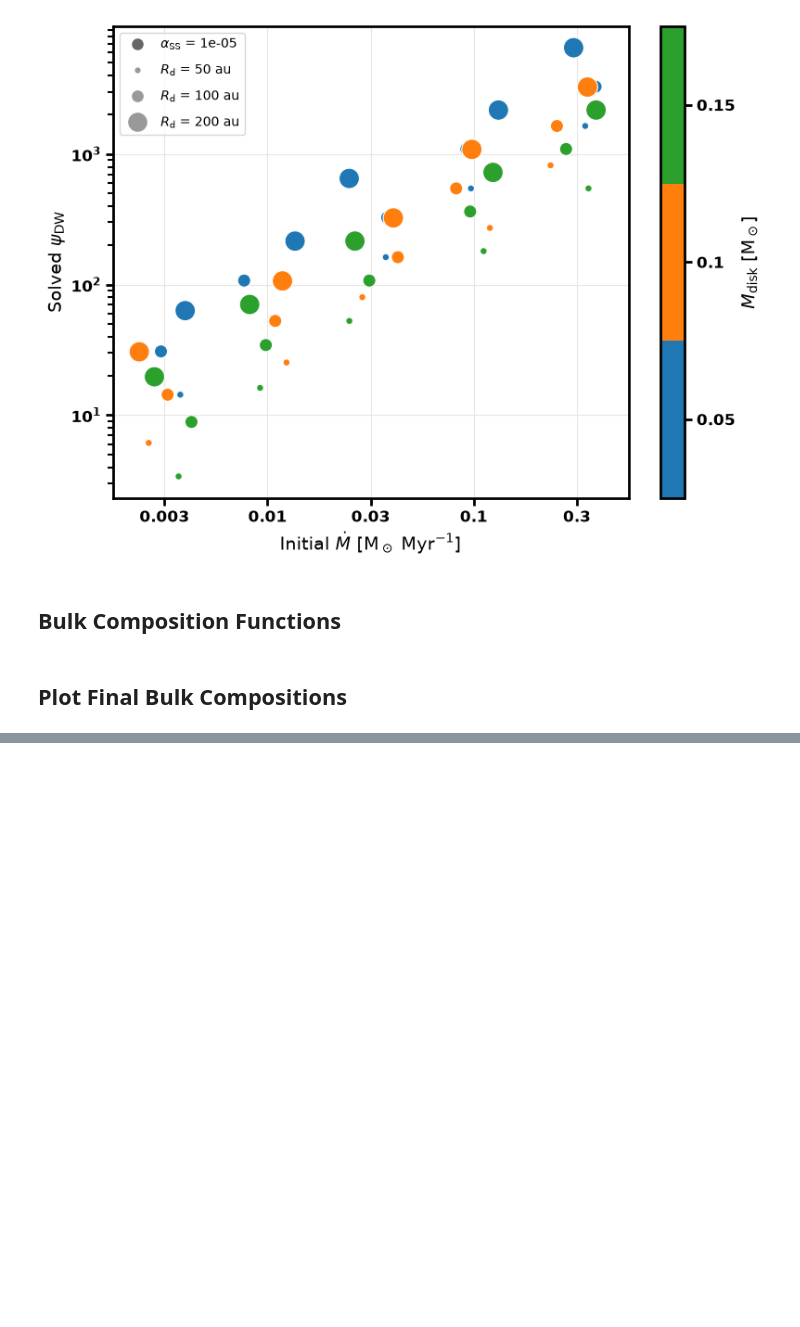
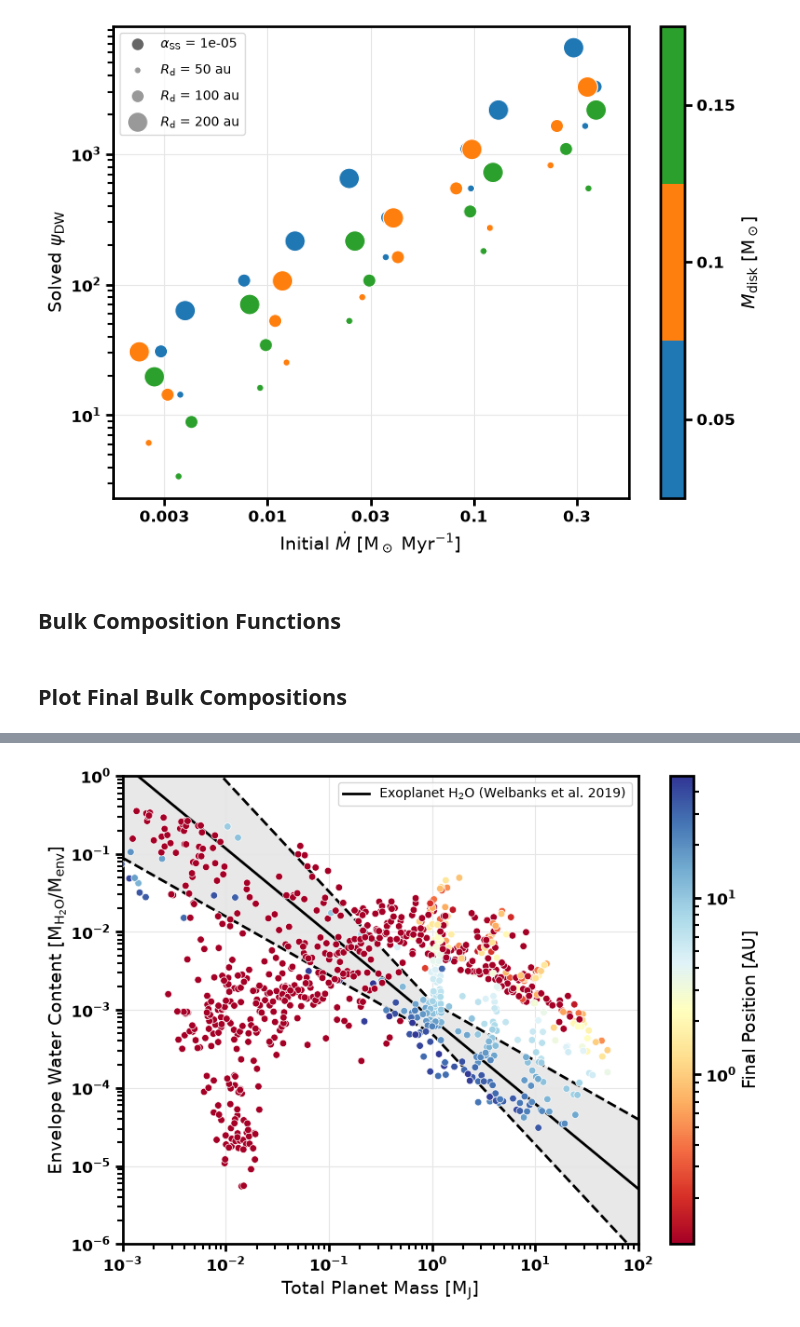
Before and after one commit to BenT1105/DiscEvolution, a Jupyter notebook: notebooks/popsynth_plots.ipynb, the cells around one changed output, grey strips where cells are left out. Cells and saved outputs as stored; diff of their text form; code cells hidden in the pictures; blank space fills up the shorter version.

```diff
--- a/notebooks/popsynth_plots.ipynb
+++ b/notebooks/popsynth_plots.ipynb
@@ -855,0 +879,62 @@ plt.show()
+# %%
+## Calculate the solar water mass fraction for comparison with the bulk water content of the planets
+
+from DiscEvolution.chemistry import SimpleCOAtomAbund
+
+## Water mass fraction for solar composition with all of the oxygen in H2O
+X_solar = SimpleCOAtomAbund(1)
+X_solar.set_solar_abundances()
+H2O_solar = 18 * X_solar.number_abund("O")[0]
+# %%
+## Final envelope water content of each planet against its total mass
+
+fig, ax = plt.subplots(figsize = (8, 6))
+
+ax.scatter(Mp, envelope_water_content(df_planets), c = Rp, cmap = cmap, norm = norm, s = 30,
+           edgecolors = "white", linewidths = 0.5, zorder = 3)
+
+## Welbanks et al. (2019) exoplanet H2O trend line, rescaled to a water mass fraction using the solar value
+mass_range = np.logspace(-3, 2, 100)
+welbanks_water = H2O_solar * 10 ** (-1.09 * np.log10(mass_range) - 0.95)
+
+## Uncertainty region: the lowest and highest values over every combination of slope and intercept at each mass
+welbanks_bounds = [H2O_solar * 10 ** (slope * np.log10(mass_range) + intercept)
+                   for slope in (-1.09 - 0.33, -1.09 + 0.34) for intercept in (-0.95 - 0.19, -0.95 + 0.21)]
+welbanks_lower = np.min(welbanks_bounds, axis = 0)
+welbanks_upper = np.max(welbanks_bounds, axis = 0)
+
+## Uncertainty region shaded in light gray and bounded by dashed lines
+ax.fill_between(mass_range, welbanks_lower, welbanks_upper, color = 'lightgray', alpha = 0.5, zorder = 0)
+ax.plot(mass_range, welbanks_water, 'k-', linewidth = 2, label = r'Exoplanet H$_2$O (Welbanks et al. 2019)', zorder = 2)
+ax.plot(mass_range, welbanks_lower, 'k--', linewidth = 2, zorder = 2)
+ax.plot(mass_range, welbanks_upper, 'k--', linewidth = 2, zorder = 2)
+
+ax.set_xscale("log")
+ax.set_yscale("log")
+
+ax.set_xlim(1e-3, 1e2)
+ax.set_ylim(1e-6, 1e0)
+
+ax.set_xlabel(r"Total Planet Mass [M$_{\rm J}$]")
+ax.set_ylabel(r"Envelope Water Content [M$_{\rm H_2O}$/M$_{\rm env}$]")
+ax.grid(True, which = "major", color = "0.9", linewidth = 0.8, zorder = 0)
+
+ax.legend(loc = 'upper right')
+
+## Colourbar for final position
+cbar = fig.colorbar(plt.cm.ScalarMappable(norm = norm, cmap = cmap), ax = ax)
+cbar.set_label(r"Final Position [AU]")
+
+fig.tight_layout()
+
+## Bold the tick labels on the plot and the colourbar
+bold_ticks(ax, cbar.ax)
+
+## Save the figure to FIG_DIR
+if SAVE_FIGS:
+    os.makedirs(FIG_DIR, exist_ok = True)
+    fig.savefig(os.path.join(FIG_DIR, "envelope_water_content.png"), dpi = 300, bbox_inches = "tight")
+
+plt.show()
+# %% [output]
+[figure, added]
```
Also changed, not shown: parts of 6 cells of this notebook.
